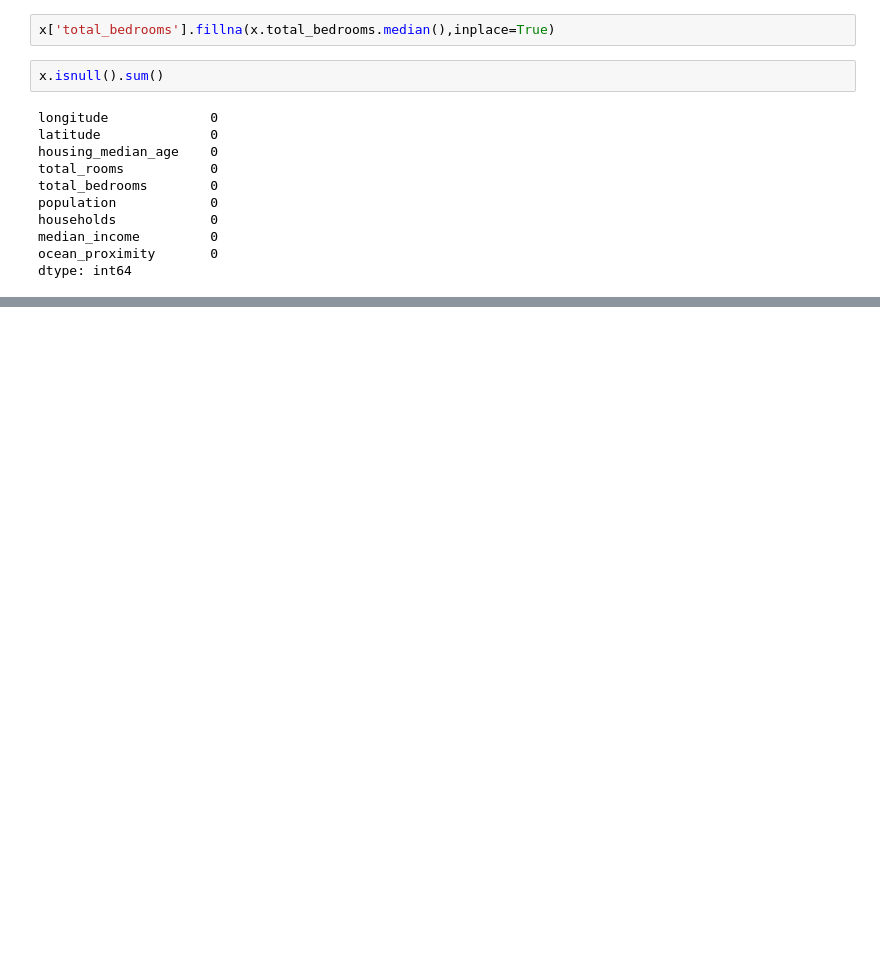
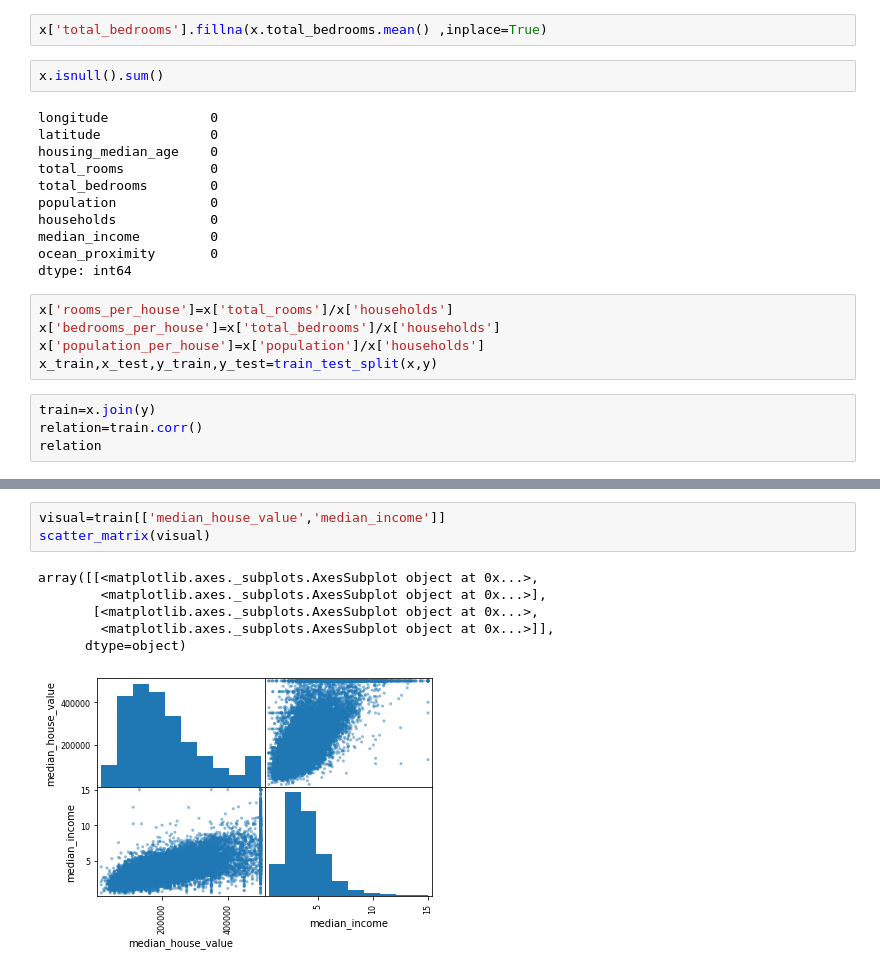
Before and after one commit to DevilsSnare/CaliforniaHousingPrices, a Jupyter notebook: housing.ipynb, the cells around one changed output, grey strips where cells are left out. Drawn from its saved outputs; the diff is of its cells as text; blank space fills up the shorter version.

```diff
--- a/housing.ipynb
+++ b/housing.ipynb
@@ -75,7 +68,7 @@ median_income           0
 ocean_proximity         0
 dtype: int64
 # %%
-x['total_bedrooms'].fillna(x.total_bedrooms.median(),inplace=True)
+x['total_bedrooms'].fillna(x.total_bedrooms.mean() ,inplace=True)
 # %%
 x.isnull().sum()
 # %% [output]
@@ -89,3 +82,12 @@ households            0
 median_income         0
 ocean_proximity       0
 dtype: int64
+# %%
+x['rooms_per_house']=x['total_rooms']/x['households']
+x['bedrooms_per_house']=x['total_bedrooms']/x['households']
+x['population_per_house']=x['population']/x['households']
+x_train,x_test,y_train,y_test=train_test_split(x,y)
+# %%
+train=x.join(y)
+relation=train.corr()
+relation
@@ -91,0 +124,10 @@ dtype: int64
+# %%
+visual=train[['median_house_value','median_income']]
+scatter_matrix(visual)
+# %% [output]
+array([[<matplotlib.axes._subplots.AxesSubplot object at 0x...>,
+        <matplotlib.axes._subplots.AxesSubplot object at 0x...>],
+       [<matplotlib.axes._subplots.AxesSubplot object at 0x...>,
+        <matplotlib.axes._subplots.AxesSubplot object at 0x...>]],
+      dtype=object)
+[figure, added]
```
Also changed, not shown: parts of 13 cells of this notebook.
